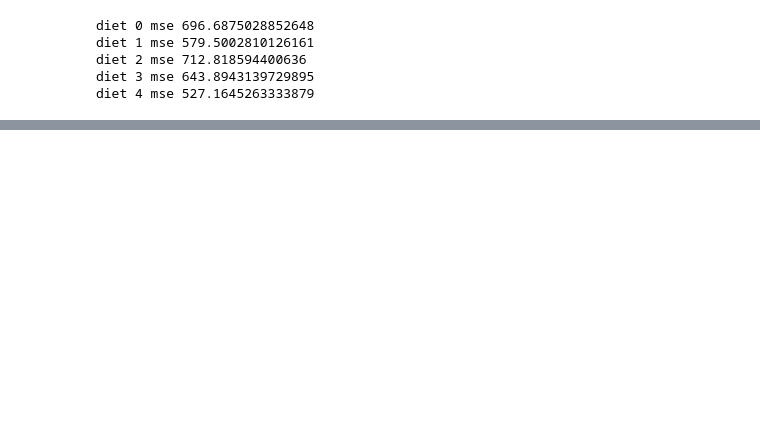
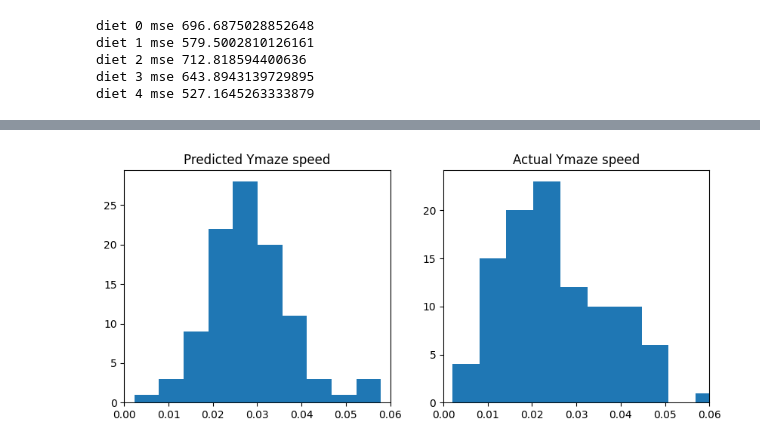
Before and after one commit to draeloslab/mm-vae, a Jupyter notebook: evaluate_mlp_output.ipynb, the cells around one changed output, grey strips where cells are left out. Saved outputs shown, nothing was run; the diff lists cells and outputs as text; code cells hidden in the pictures; blank space fills up the shorter version.

```diff
--- a/evaluate_mlp_output.ipynb
+++ b/evaluate_mlp_output.ipynb
@@ -169,3 +183,6 @@ diet 1 mse 579.5002810126161
 diet 2 mse 712.818594400636
 diet 3 mse 643.8943139729895
 diet 4 mse 527.1645263333879
+# %%
+ymaze_speed_pred_diet = pd.read_csv('/Users/racheliritani/Desktop/AD Project/mm-vae/results_DIET/VanillaVAE_5dim/mlp_test/predicted_ymaze_speed_epoch4999.csv')
+ymaze_speed_pred_diet
@@ -171,0 +203,10 @@ diet 4 mse 527.1645263333879
+# %%
+fig, ax = plt.subplots(1, 2, figsize=(10, 4))
+ax[0].hist(ymaze_speed_pred_diet['predicted_ymaze_speed'])
+ax[0].set_title('Predicted Ymaze speed')
+ax[0].set_xbound(0, 0.06)
+ax[1].hist(ymaze_speed_pred_diet['true_ymaze_speed'])
+ax[1].set_title('Actual Ymaze speed')
+ax[1].set_xbound(0, 0.06)
+# %% [output]
+[figure, added]
```
Also changed, not shown: parts of 5 cells of this notebook, 30 other files.
